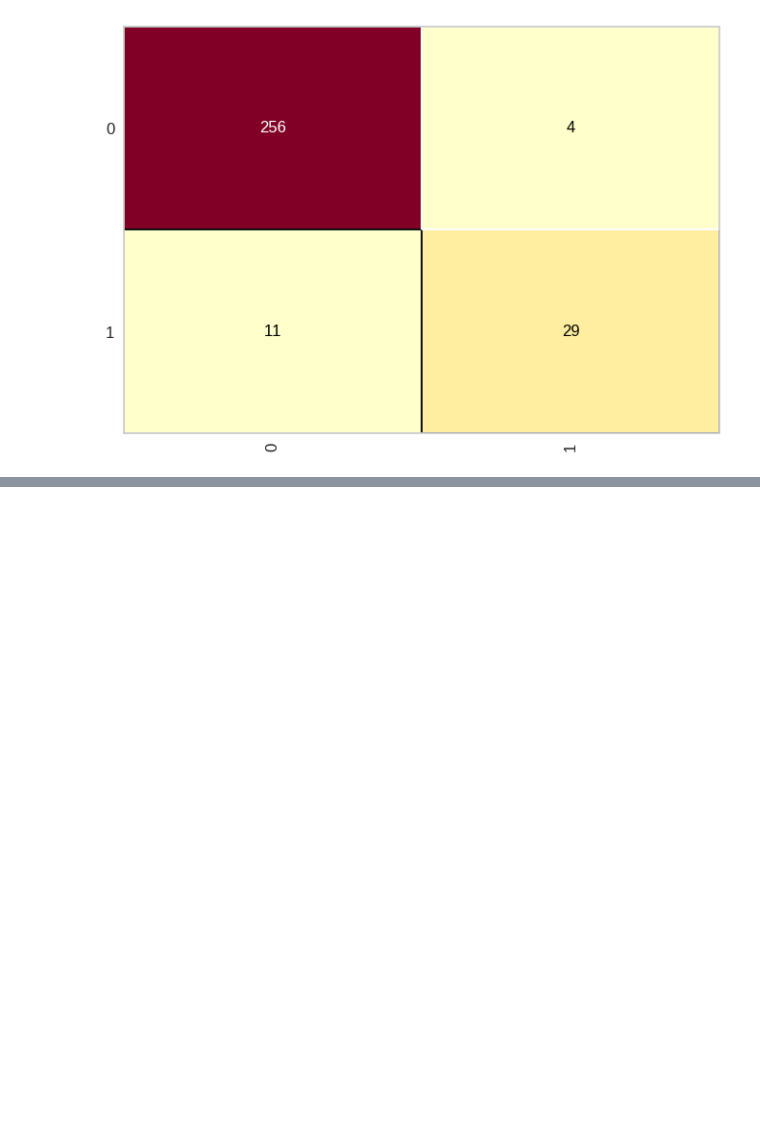
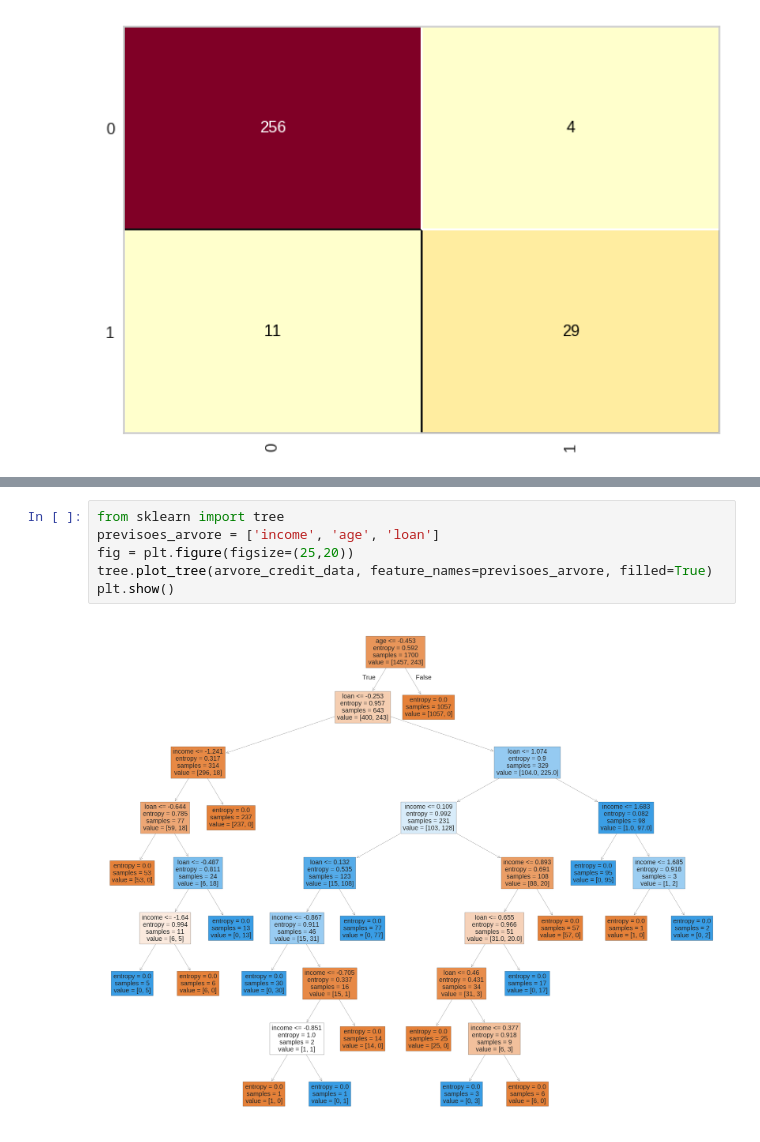
Before and after one commit to Pedro4Albuquerque/am-t4-s1a2026t2, a Jupyter notebook: MultiNeuralCredit0512.ipynb, the cells around one changed output, grey strips where cells are left out. Drawn from its saved outputs; the diff is of its cells as text; blank space fills up the shorter version.

```diff
--- a/MultiNeuralCredit0512.ipynb
+++ b/MultiNeuralCredit0512.ipynb
@@ -102,0 +181,8 @@ cm_credit.score(X_credit_teste, Y_credit_teste)
+# %%
+from sklearn import tree
+previsoes_arvore = ['income', 'age', 'loan']
+fig = plt.figure(figsize=(25,20))
+tree.plot_tree(arvore_credit_data, feature_names=previsoes_arvore, filled=True)
+plt.show()
+# %% [output]
+[figure, added]
```
Also changed, not shown: parts of 12 cells of this notebook.
